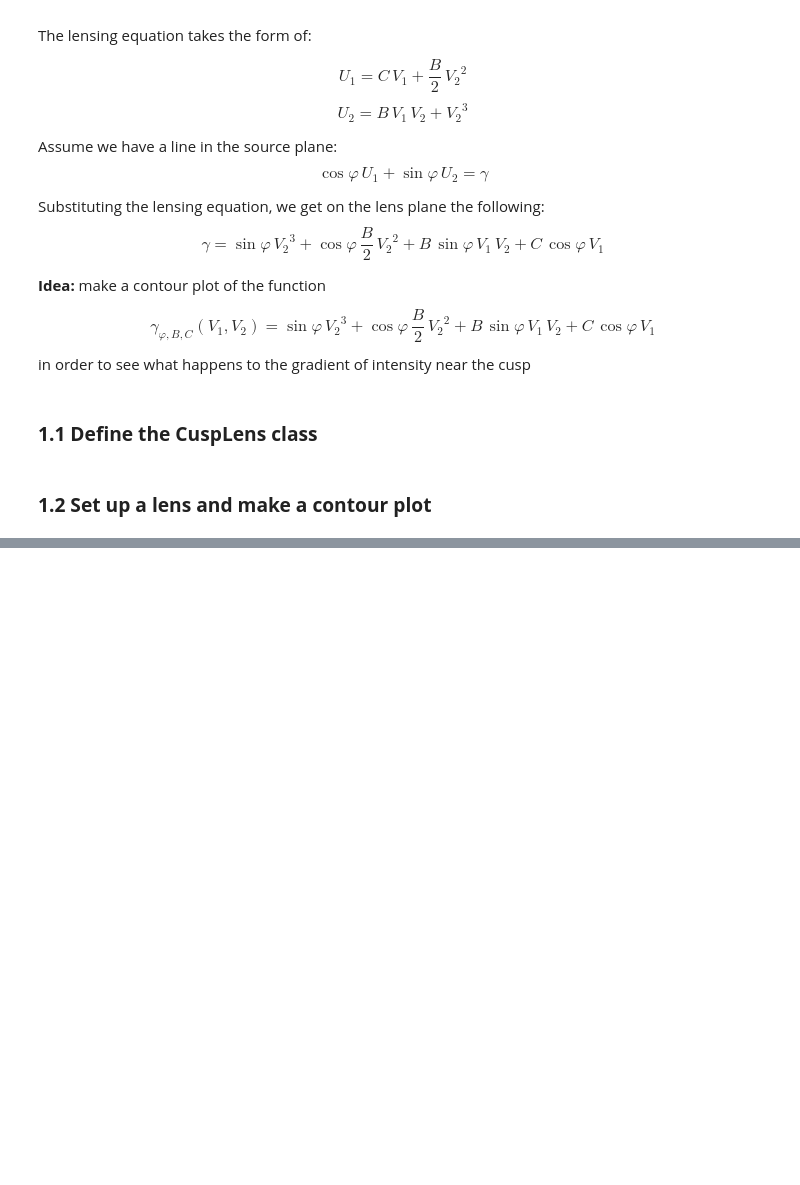
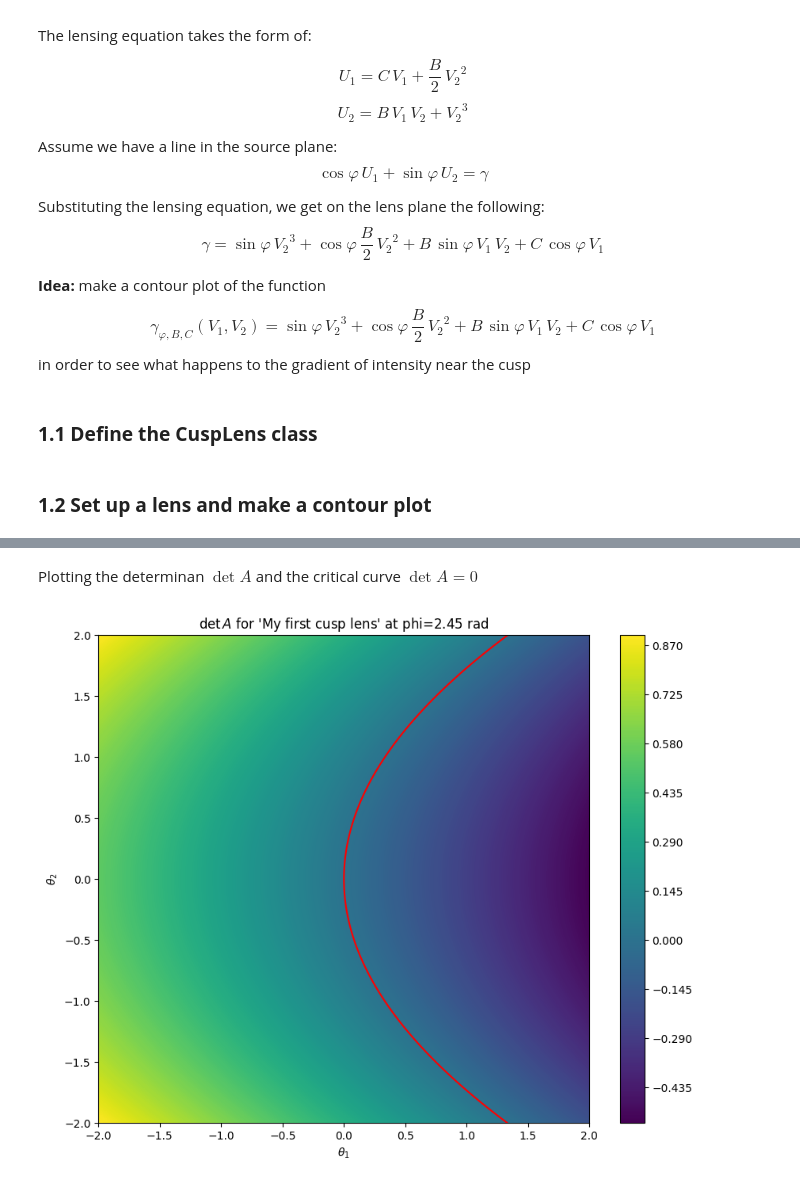
Before and after one commit to chrisharhaw/Optical_Drift_Effects, a Jupyter notebook: notebooks/caustics.ipynb, the cells around one changed output, grey strips where cells are left out. Cells and saved outputs as stored; diff of their text form; code cells hidden in the pictures; blank space fills up the shorter version.

```diff
--- a/notebooks/caustics.ipynb
+++ b/notebooks/caustics.ipynb
@@ -113,0 +134,22 @@ plt.show()
+# %% [markdown]
+Plotting the determinan $\det A$ and the critical curve $\det A =0$
+# %%
+V1_range = (-2., 2.)
+N_V1 = 200
+V2_range = (-2., 2.)
+N_V2 = 200
+
+phi =  np.pi * 0.78
+
+V1, V2 = np.meshgrid(np.linspace(*V1_range, N_V1), np.linspace(*V2_range, N_V2))
+
+fig, ax = plt.subplots(figsize=(10, 8))
+plt.contourf(V1, V2, cl.detA2(V1, V2), levels=300)
+plt.colorbar()
+plt.contour(V1, V2, cl.detA2(V1, V2), levels=[0.], colors=('red',))
+ax.set_xlabel(r"$\theta_1$")
+ax.set_ylabel(r"$\theta_2$")
+ax.set_title(r"$\det A$" + f" for '{cl.name}' at phi={phi:.2f} rad")
+plt.show()
+# %% [output]
+[figure, added]
```
Also changed, not shown: parts of 5 cells of this notebook.
